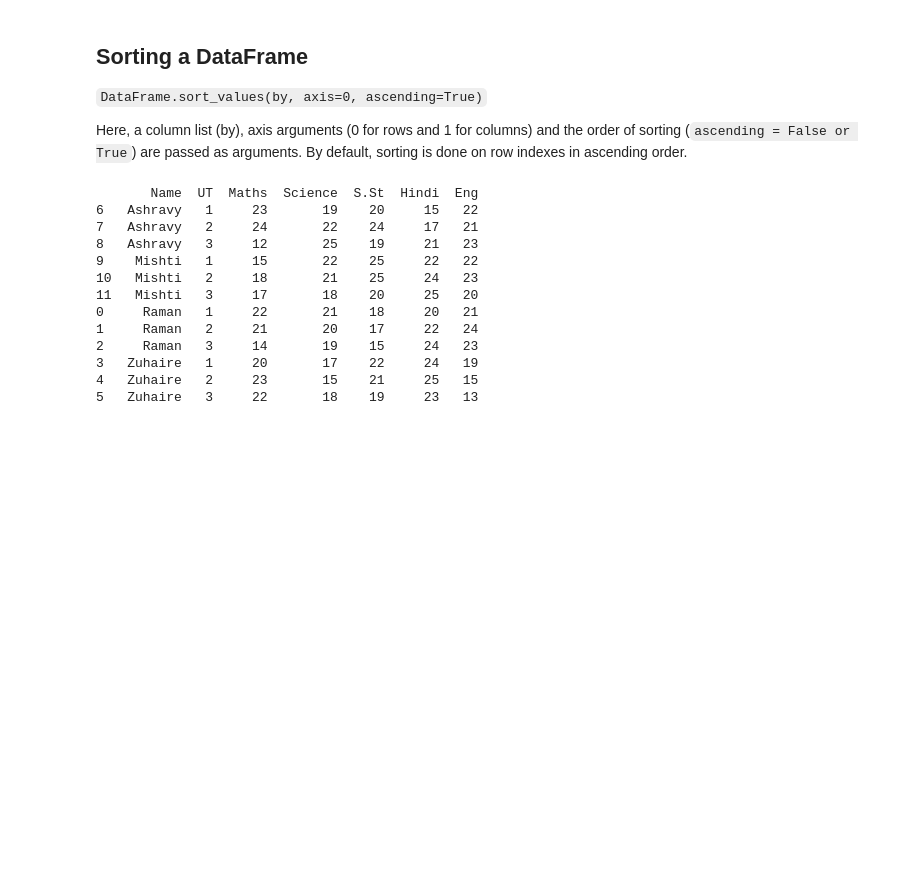
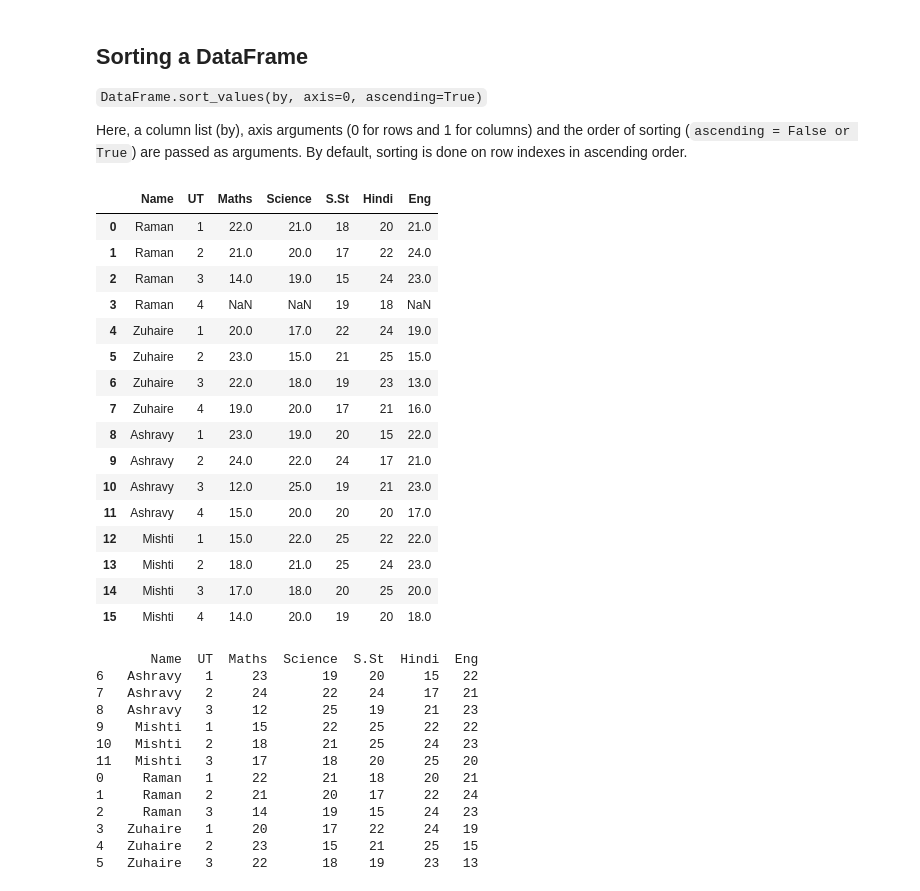
Before and after one commit to csslg22/XII-Informatics-Practices-065, a Jupyter notebook: Pandas/【 25-05-26】 DataFrame Additional.ipynb, the cells around one changed output. Drawn from its saved outputs; the diff is of its cells as text; code cells hidden in the pictures; blank space fills up the shorter version.

```diff
--- a/Pandas/【 25-05-26】 DataFrame Additional.ipynb
+++ b/Pandas/【 25-05-26】 DataFrame Additional.ipynb
@@ -586,6 +580,26 @@ Here, a column list (by), axis arguments (0 for rows
 and 1 for columns) and the order of sorting (`ascending
 = False or True`) are passed as arguments. By default,
 sorting is done on row indexes in ascending order.
+# %%
+df
+# %% [output]
+|  | Name | UT | Maths | Science | S.St | Hindi | Eng |
+| 0 | Raman | 1 | 22.0 | 21.0 | 18 | 20 | 21.0 |
+| 1 | Raman | 2 | 21.0 | 20.0 | 17 | 22 | 24.0 |
+| 2 | Raman | 3 | 14.0 | 19.0 | 15 | 24 | 23.0 |
+| 3 | Raman | 4 | NaN | NaN | 19 | 18 | NaN |
+| 4 | Zuhaire | 1 | 20.0 | 17.0 | 22 | 24 | 19.0 |
+| 5 | Zuhaire | 2 | 23.0 | 15.0 | 21 | 25 | 15.0 |
+| 6 | Zuhaire | 3 | 22.0 | 18.0 | 19 | 23 | 13.0 |
+| 7 | Zuhaire | 4 | 19.0 | 20.0 | 17 | 21 | 16.0 |
+| 8 | Ashravy | 1 | 23.0 | 19.0 | 20 | 15 | 22.0 |
+| 9 | Ashravy | 2 | 24.0 | 22.0 | 24 | 17 | 21.0 |
+| 10 | Ashravy | 3 | 12.0 | 25.0 | 19 | 21 | 23.0 |
+| 11 | Ashravy | 4 | 15.0 | 20.0 | 20 | 20 | 17.0 |
+| 12 | Mishti | 1 | 15.0 | 22.0 | 25 | 22 | 22.0 |
+| 13 | Mishti | 2 | 18.0 | 21.0 | 25 | 24 | 23.0 |
+| 14 | Mishti | 3 | 17.0 | 18.0 | 20 | 25 | 20.0 |
+| 15 | Mishti | 4 | 14.0 | 20.0 | 19 | 20 | 18.0 |
 # %%
 #By default, sorting is done in ascending order.
 print(df.sort_values(by=['Name']))
```
Also changed, not shown: parts of 8 cells of this notebook.
